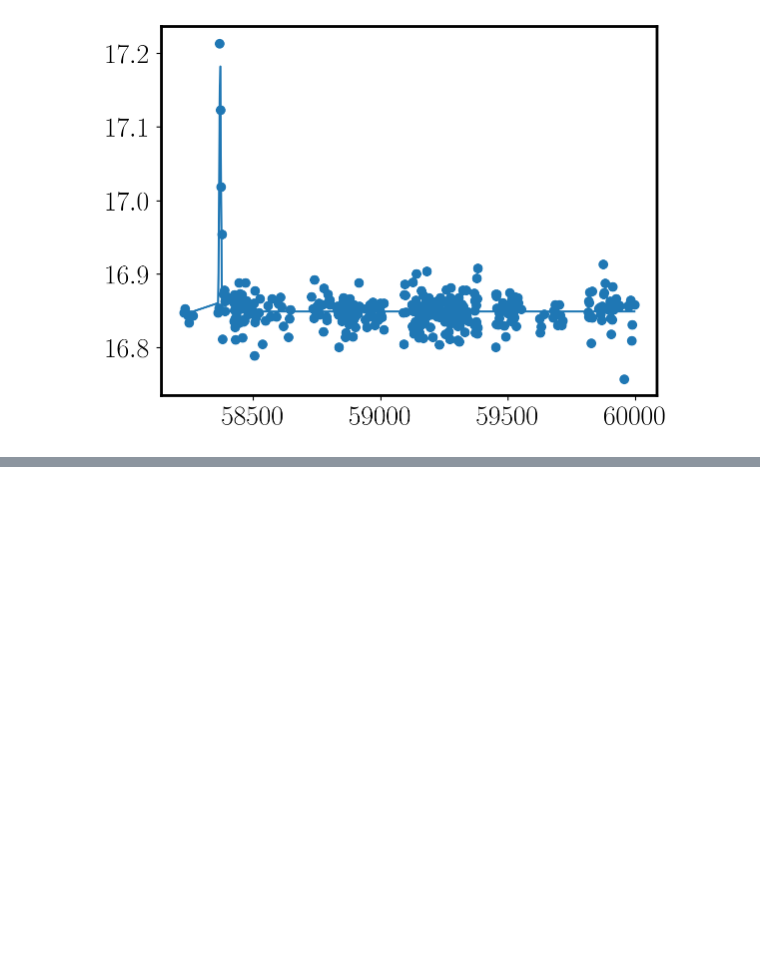
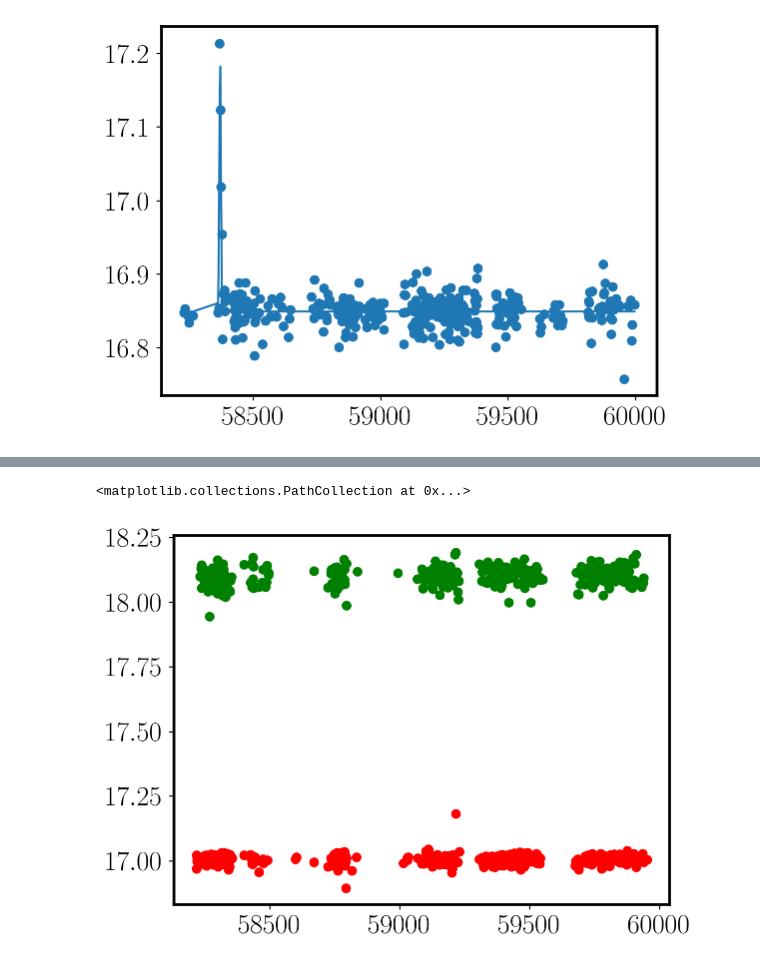
Before and after one commit to AndyTza/little-dip, a Jupyter notebook: notebook/Dipper Prototype.ipynb, the cells around one changed output, grey strips where cells are left out. Saved outputs shown, nothing was run; the diff lists cells and outputs as text; code cells hidden in the pictures; blank space fills up the shorter version.

```diff
--- a/notebook/Dipper Prototype.ipynb
+++ b/notebook/Dipper Prototype.ipynb
@@ -167,0 +192,6 @@ np.log(evaluate_updated(lc_time, lc_mag, lc_magerr, lc_flags, lc_filter)['lc_sco
+# %%
+plt.scatter(lc_r['mjd'], lc_r['mag'], color='red', label='r-band')
+plt.scatter(lc_g['mjd'], lc_g['mag'], color='g', label='r-band')
+# %% [output]
+<matplotlib.collections.PathCollection at 0x...>
+[figure, added]
```
Also changed, not shown: parts of 8 cells of this notebook, 2 other files.
